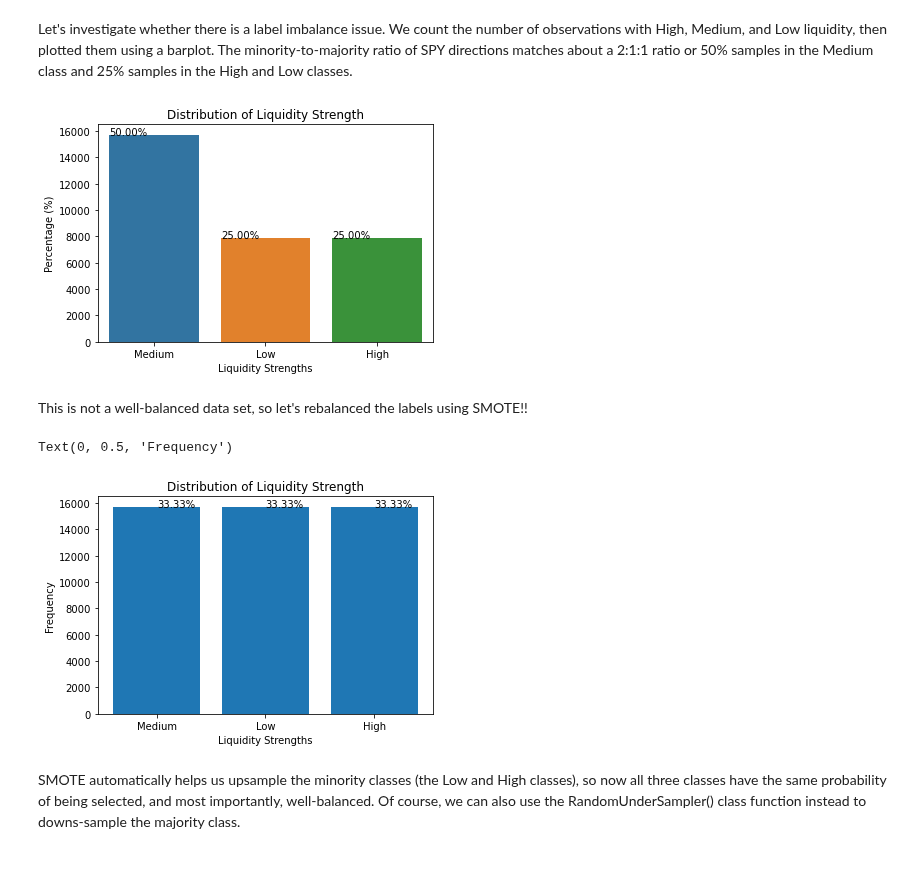
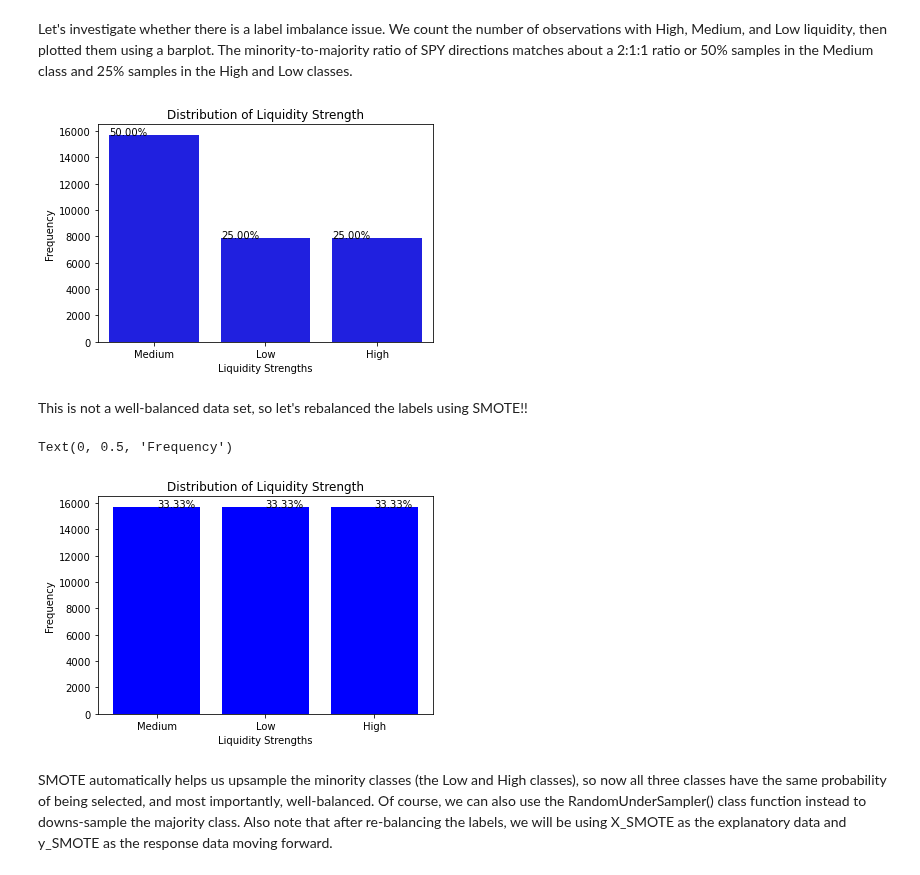
Before and after one commit to lykjohn/UChicago-Summer-Session-2022, a Jupyter notebook: Week4/Week 4 Lecture Source Code.ipynb, the cells around one changed output. Drawn from its saved outputs; the diff is of its cells as text; code cells hidden in the pictures.

```diff
--- a/Week4/Week 4 Lecture Source Code.ipynb
+++ b/Week4/Week 4 Lecture Source Code.ipynb
@@ -267,7 +267,7 @@ VIF_table
 # %% [markdown]
 Let's investigate whether there is a label imbalance issue. We count the number of observations with High, Medium, and Low liquidity, then plotted them using a barplot. The minority-to-majority ratio of SPY directions matches about a 2:1:1 ratio or 50% samples in the Medium class and 25% samples in the High and Low classes.
 # %%
-ax = sns.countplot(x = "liquidity", data = DATA2)
+ax = sns.countplot(x = "liquidity", data = DATA2, color = 'blue')
 plt.title('Distribution of Liquidity Strength')
 plt.xlabel('Liquidity Strengths')
 plt.ylabel('Frequency')
@@ -278,35 +278,35 @@ for p in ax.patches:
         y_coord = p.get_y() + p.get_height()+0.02
         ax.annotate(percentage, (x_coord, y_coord))
 # %% [output]
-[figure, old version]
+[figure, new version]
 # %% [markdown]
 This is not a well-balanced data set, so let's rebalanced the labels using SMOTE!!
 # %%
 from collections import Counter
 from imblearn.over_sampling import SMOTE
 from sklearn.preprocessing import LabelEncoder
 
 fig, ax = plt.subplots()
 # split into input and output elements
 X_SMOTE, y_SMOTE = DATA2.loc[:, FEATURES], DATA2.loc[:, LABEL]
 # label encode the target variable (2=Medium, 1=Low, 0=High)
 y_SMOTE = LabelEncoder().fit_transform(y_SMOTE)
 # transform the dataset
 oversample = SMOTE()
 X_SMOTE, y_SMOTE = oversample.fit_resample(X_SMOTE, y_SMOTE)
 # summarize distribution
 counter = Counter(y_SMOTE)
 # plot the distribution
 counter.items()
-ax.bar(['Medium','Low','High'], counter.values())
+ax.bar(['Medium','Low','High'], counter.values(), color = 'blue')
 # annotate class percentages
 for x in counter.keys():
     ax.annotate('{:.2f}%'.format(100 * counter[x]/sum(counter.values())), (x, counter[x]))
 plt.title('Distribution of Liquidity Strength')
 plt.xlabel('Liquidity Strengths')
 plt.ylabel('Frequency')
 # %% [output]
 Text(0, 0.5, 'Frequency')
-[figure, old version]
+[figure, new version]
 # %% [markdown]
-SMOTE automatically helps us upsample the minority classes (the Low and High classes), so now all three classes have the same probability of being selected, and most importantly, well-balanced. Of course, we can also use the RandomUnderSampler() class function instead to downs-sample the majority class.
+SMOTE automatically helps us upsample the minority classes (the Low and High classes), so now all three classes have the same probability of being selected, and most importantly, well-balanced. Of course, we can also use the RandomUnderSampler() class function instead to downs-sample the majority class. Also note that after re-balancing the labels, we will be using X_SMOTE as the explanatory data and y_SMOTE as the response data moving forward.
```
Also changed, not shown: parts of 1 cell of this notebook, 8 other files.
